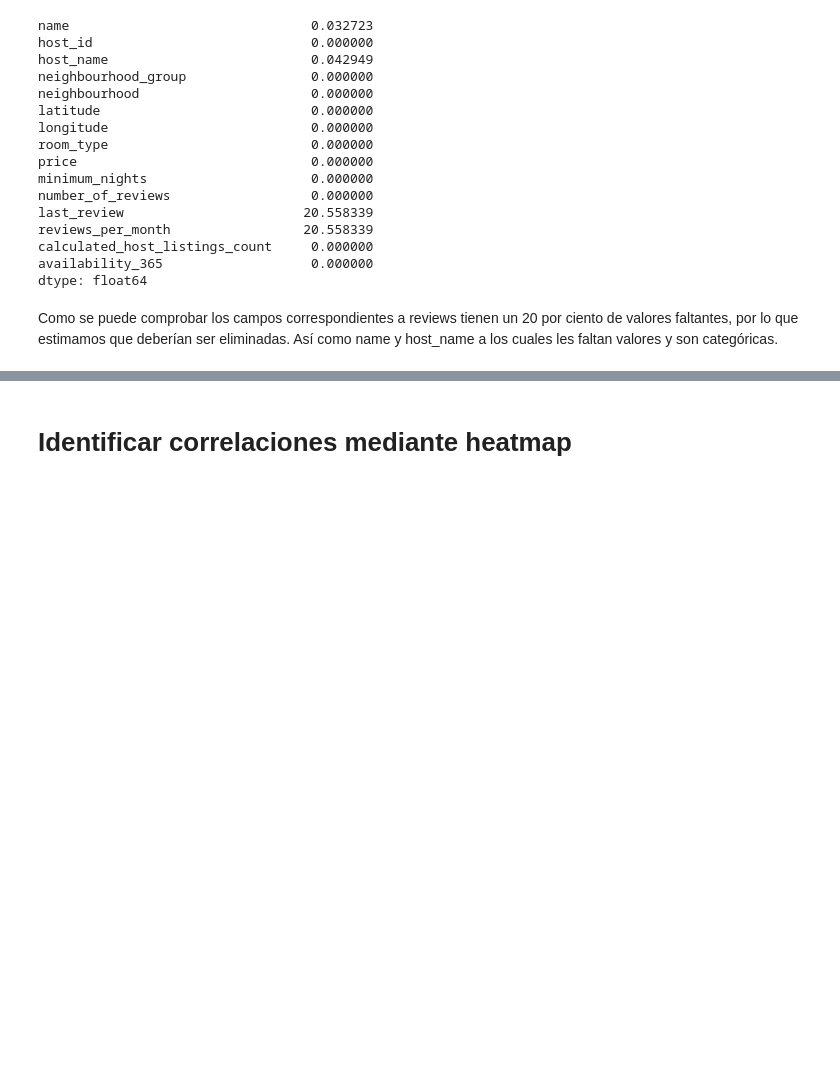
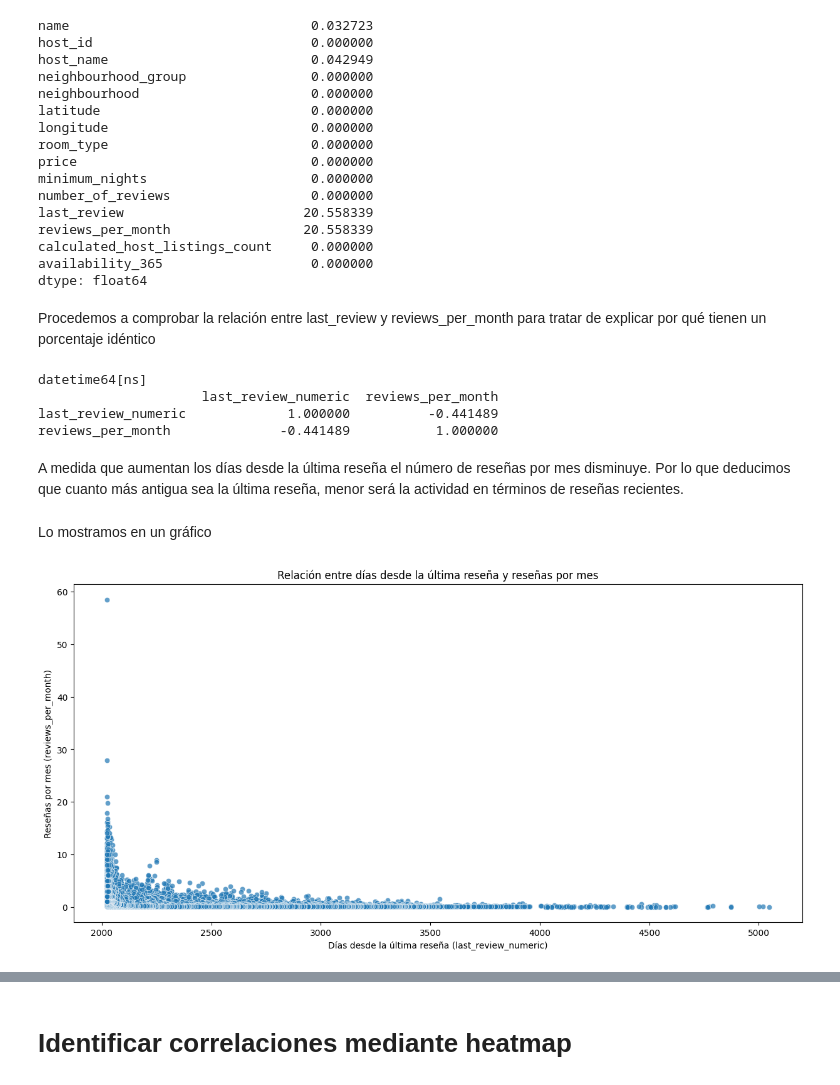
Before and after one commit to 4GeeksAcademy/Data-Preprocessing-Project-Vicente-Polo, a Jupyter notebook: src/explore.ipynb, the cells around one changed output, grey strips where cells are left out. Cells and saved outputs as stored; diff of their text form; code cells hidden in the pictures; blank space fills up the shorter version.

Commit message:
Rehaciendo puntos faltantes

```diff
--- a/src/explore.ipynb
+++ b/src/explore.ipynb
@@ -107,5 +124,36 @@ reviews_per_month                 20.558339
 calculated_host_listings_count     0.000000
 availability_365                   0.000000
 dtype: float64
-# %% [markdown]
-Como se puede comprobar los campos correspondientes a reviews tienen un 20 por ciento de valores faltantes, por lo que estimamos que deberían ser eliminadas. Así como name y host_name a los cuales les faltan valores y son categóricas.
+# %% [markdown]
+Procedemos a comprobar la relación entre last_review y reviews_per_month para tratar de explicar por qué tienen un porcentaje idéntico
+# %%
+# Convertir la columna last_review a datetime
+df['last_review'] = pd.to_datetime(df['last_review'], errors='coerce')
+
+# Comprobar los valores después de la conversión
+print(df['last_review'].dtypes)
+
+# Convertir last_review a días desde el último review (si aplica)
+df['last_review_numeric'] = (pd.to_datetime('today') - df['last_review']).dt.days
+
+# Correlación entre last_review y reviews_per_month
+correlation = df[['last_review_numeric', 'reviews_per_month']].corr()
+print(correlation)
+# %% [output]
+datetime64[ns]
+                     last_review_numeric  reviews_per_month
+last_review_numeric             1.000000          -0.441489
+reviews_per_month              -0.441489           1.000000
+# %% [markdown]
+A medida que aumentan los días desde la última reseña el número de reseñas por mes disminuye. Por lo que deducimos que cuanto más antigua sea la última reseña, menor será la actividad en términos de reseñas recientes.
+# %% [markdown]
+Lo mostramos en un gráfico
+# %%
+plt.figure(figsize=(15, 7))
+sns.scatterplot(x='last_review_numeric', y='reviews_per_month', data=df, alpha=0.7)
+plt.title('Relación entre días desde la última reseña y reseñas por mes')
+plt.xlabel('Días desde la última reseña (last_review_numeric)')
+plt.ylabel('Reseñas por mes (reviews_per_month)')
+plt.show()
+# %% [output]
+[figure, added]
```
Also changed, not shown: parts of 32 cells of this notebook.
